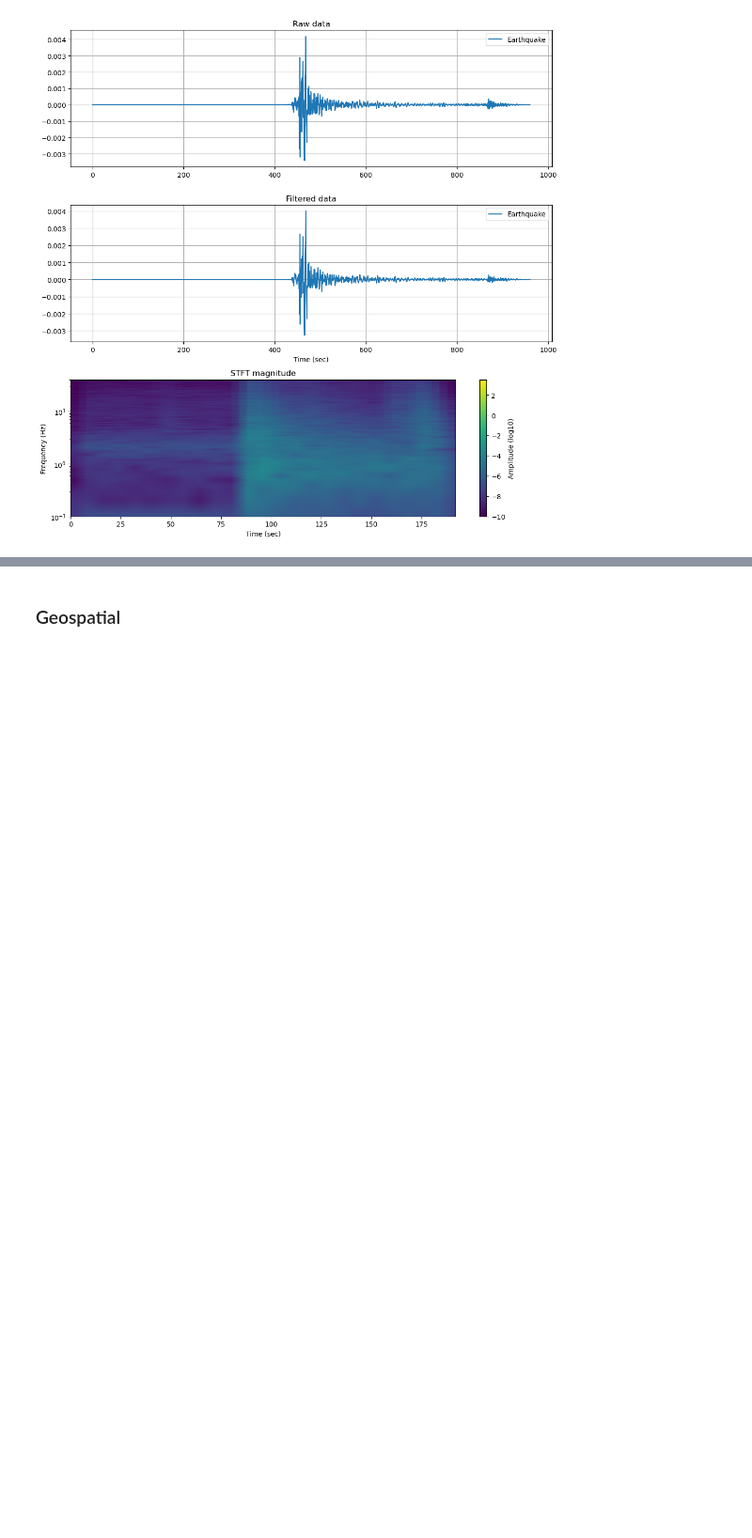
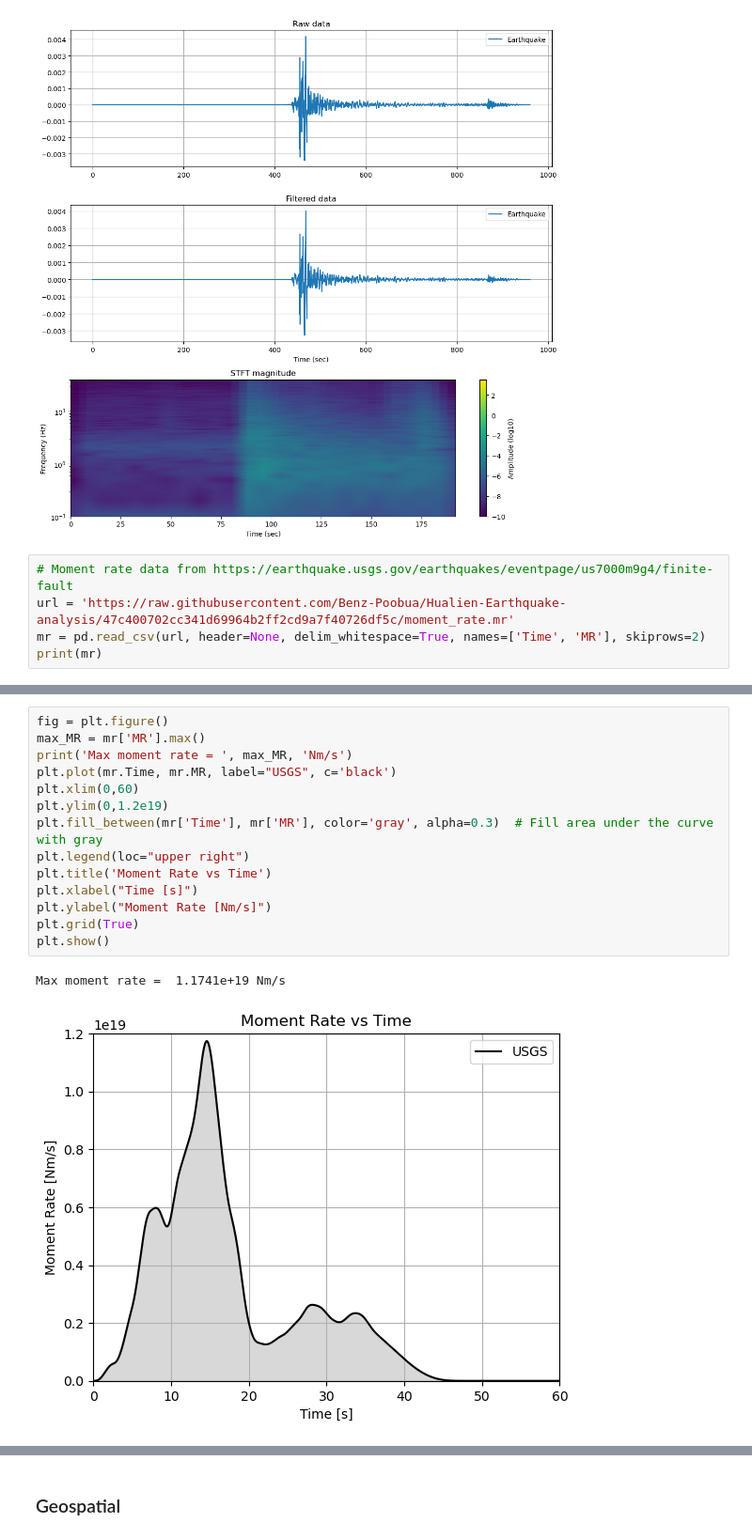
Before and after one commit to Benz-Poobua/Hualien-Earthquake-analysis, a Jupyter notebook: Hualien_Earthquake_Analysis.ipynb, the cells around one changed output, grey strips where cells are left out. Shown at 94% size. Cells and saved outputs as stored; diff of their text form; blank space fills up the shorter version.

Commit message:
Update Hualien_Earthquake_Analysis.ipynb
gnss updated

```diff
--- a/Hualien_Earthquake_Analysis.ipynb
+++ b/Hualien_Earthquake_Analysis.ipynb
@@ -86,3 +89,8 @@ plt.show
 1.831737492449356e-12
 <function matplotlib.pyplot.show(close=None, block=None)>
 [figure]
+# %%
+# Moment rate data from https://earthquake.usgs.gov/earthquakes/eventpage/us7000m9g4/finite-fault
+url = 'https://raw.githubusercontent.com/Benz-Poobua/Hualien-Earthquake-analysis/47c400702cc341d69964b2ff2cd9a7f40726df5c/moment_rate.mr'
+mr = pd.read_csv(url, header=None, delim_whitespace=True, names=['Time', 'MR'], skiprows=2)
+print(mr)
@@ -88,0 +112,17 @@ plt.show
+# %%
+fig = plt.figure()
+max_MR = mr['MR'].max()
+print('Max moment rate = ', max_MR, 'Nm/s')
+plt.plot(mr.Time, mr.MR, label="USGS", c='black')
+plt.xlim(0,60)
+plt.ylim(0,1.2e19)
+plt.fill_between(mr['Time'], mr['MR'], color='gray', alpha=0.3)  # Fill area under the curve with gray
+plt.legend(loc="upper right")
+plt.title('Moment Rate vs Time')
+plt.xlabel("Time [s]")
+plt.ylabel("Moment Rate [Nm/s]")
+plt.grid(True)
+plt.show()
+# %% [output]
+Max moment rate =  1.1741e+19 Nm/s
+[figure, added]
```
Also changed, not shown: parts of 14 cells of this notebook.
